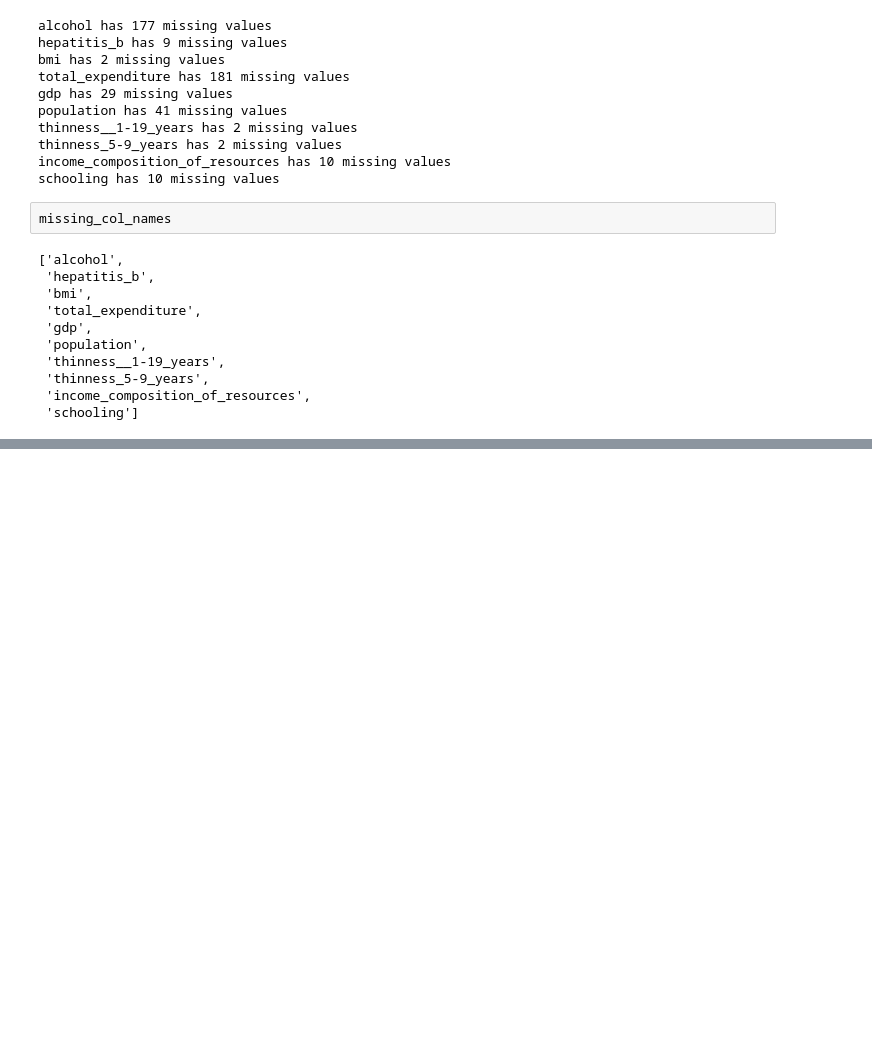
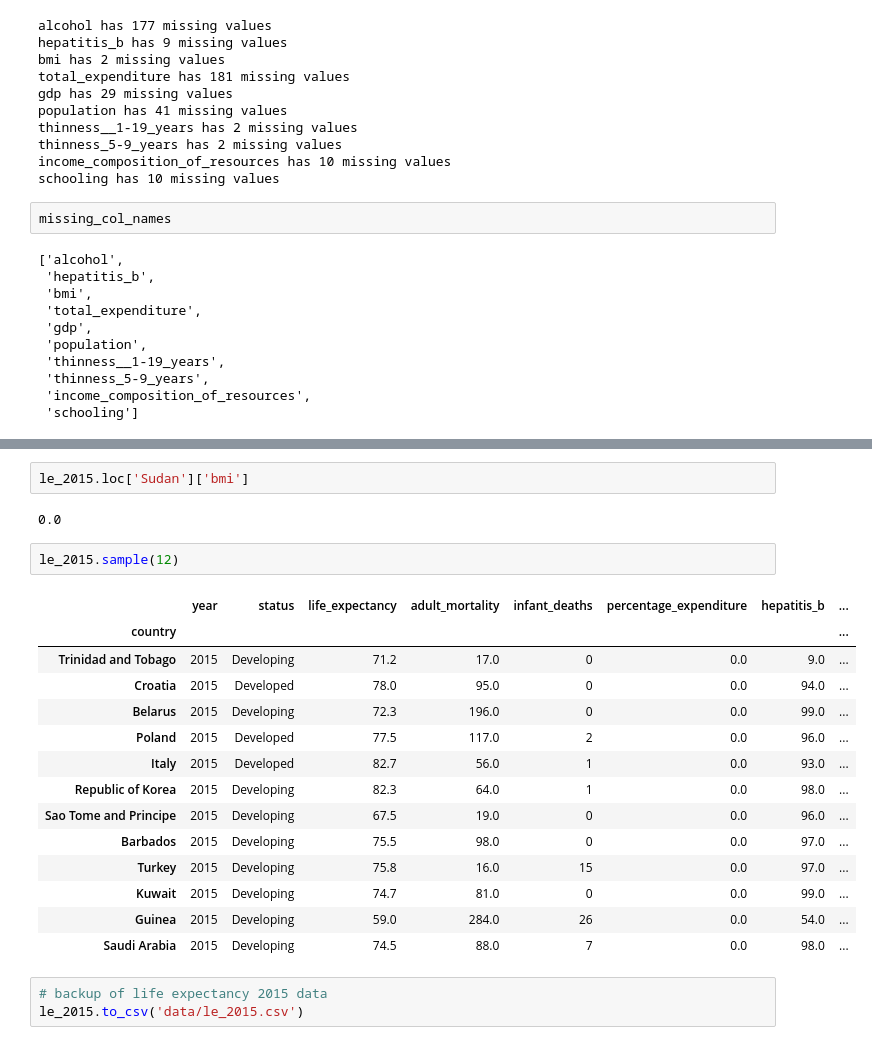
Before and after one commit to mwalbers1/DSC-609-Summer-2022, a Jupyter notebook: module-2-regularization.ipynb, the cells around one changed output, grey strips where cells are left out. Saved outputs shown, nothing was run; the diff lists cells and outputs as text; blank space fills up the shorter version.

```diff
--- a/module-2-regularization.ipynb
+++ b/module-2-regularization.ipynb
@@ -229,0 +370,24 @@ mean_hepatitis_b
+# %%
+le_2015.loc['Sudan']['bmi']
+# %% [output]
+0.0
+# %%
+le_2015.sample(12)
+# %% [output]
+|  | year | status | life_expectancy | adult_mortality | infant_deaths | percentage_expenditure | hepatitis_b | ... |
+| country |  |  |  |  |  |  |  | ... |
+| Trinidad and Tobago | 2015 | Developing | 71.2 | 17.0 | 0 | 0.0 | 9.0 | ... |
+| Croatia | 2015 | Developed | 78.0 | 95.0 | 0 | 0.0 | 94.0 | ... |
+| Belarus | 2015 | Developing | 72.3 | 196.0 | 0 | 0.0 | 99.0 | ... |
+| Poland | 2015 | Developed | 77.5 | 117.0 | 2 | 0.0 | 96.0 | ... |
+| Italy | 2015 | Developed | 82.7 | 56.0 | 1 | 0.0 | 93.0 | ... |
+| Republic of Korea | 2015 | Developing | 82.3 | 64.0 | 1 | 0.0 | 98.0 | ... |
+| Sao Tome and Principe | 2015 | Developing | 67.5 | 19.0 | 0 | 0.0 | 96.0 | ... |
+| Barbados | 2015 | Developing | 75.5 | 98.0 | 0 | 0.0 | 97.0 | ... |
+| Turkey | 2015 | Developing | 75.8 | 16.0 | 15 | 0.0 | 97.0 | ... |
+| Kuwait | 2015 | Developing | 74.7 | 81.0 | 0 | 0.0 | 99.0 | ... |
+| Guinea | 2015 | Developing | 59.0 | 284.0 | 26 | 0.0 | 54.0 | ... |
+| Saudi Arabia | 2015 | Developing | 74.5 | 88.0 | 7 | 0.0 | 98.0 | ... |
+# %%
+# backup of life expectancy 2015 data
+le_2015.to_csv('data/le_2015.csv')
```
Also changed, not shown: parts of 60 cells of this notebook.
